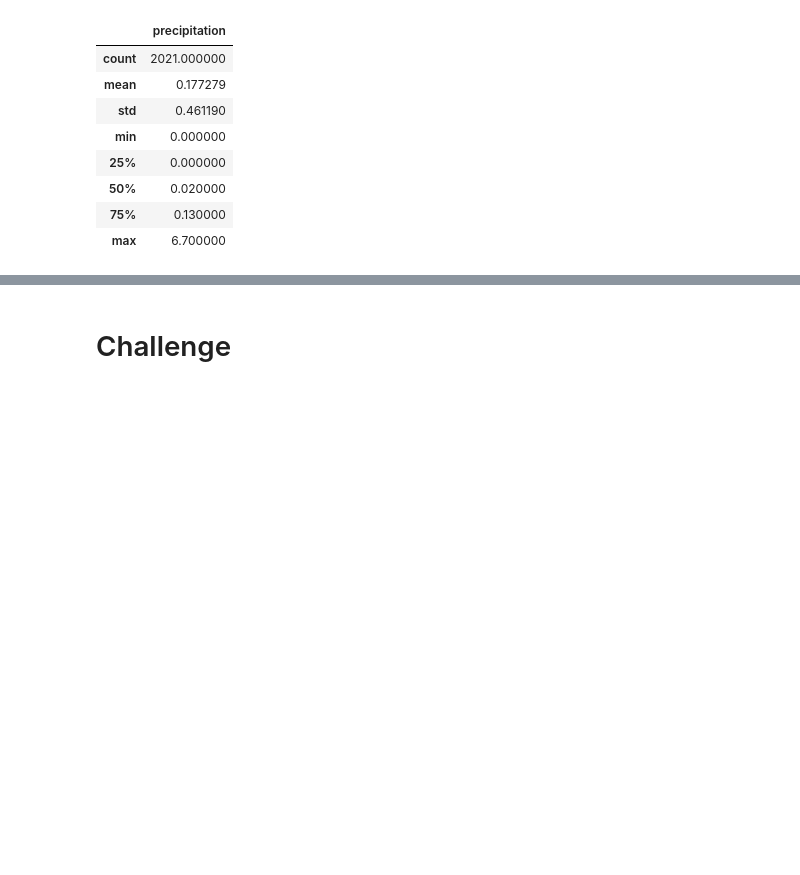
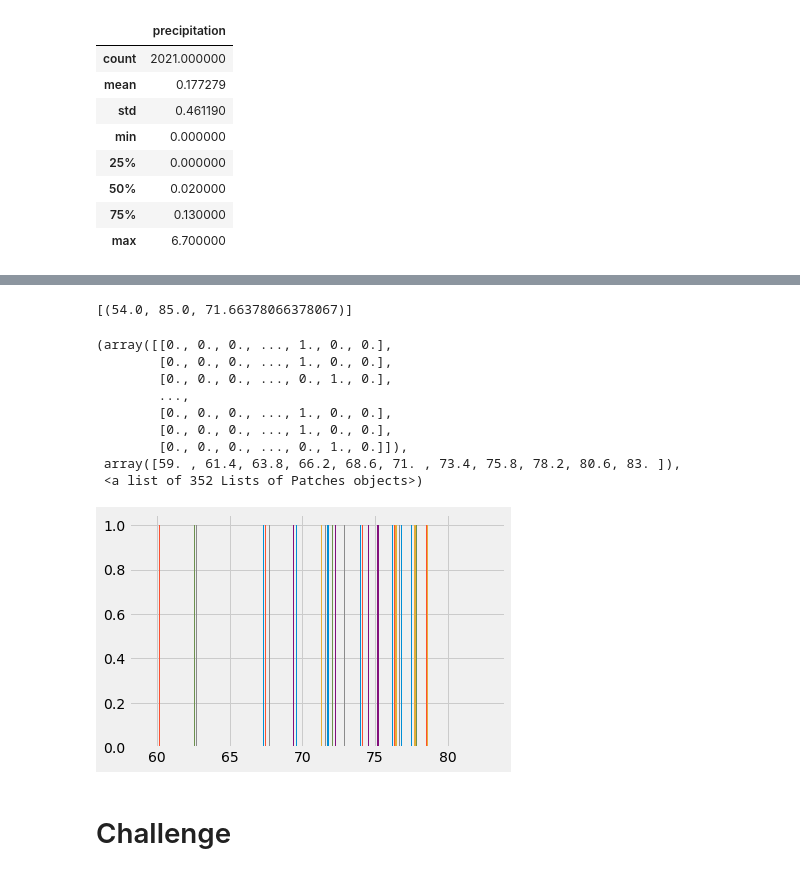
Before and after one commit to jasonatoledo/Python-SQL_surfs_up, a Jupyter notebook: climate_analysis.ipynb, the cells around one changed output, grey strips where cells are left out. Saved outputs shown, nothing was run; the diff lists cells and outputs as text; code cells hidden in the pictures; blank space fills up the shorter version.

```diff
--- a/climate_analysis.ipynb
+++ b/climate_analysis.ipynb
@@ -83,9 +98,28 @@ df.describe()
 # %%
 # Using the station id from the previous query, calculate the lowest temperature recorded,
 # highest temperature recorded, and average temperature most active station?
+session.query(func.min(Measurement.tobs), func.max(Measurement.tobs), func.avg(Measurement.tobs)).\
+filter(Measurement.station == 'USC00519281').all()
+# %% [output]
+[(54.0, 85.0, 71.66378066378067)]
 # %%
 # Choose the station with the highest number of temperature observations.
 # Query the last 12 months of temperature observation data for this station and plot the results as a histogram
+results = session.query(Measurement.tobs).filter(Measurement.station == 'USC00519281').\
+filter(Measurement.date >= prev_year).all()
+df_results = pd.DataFrame(results, columns=['tobs'])
+plt.hist(df_results)
+# %% [output]
+(array([[0., 0., 0., ..., 1., 0., 0.],
+        [0., 0., 0., ..., 1., 0., 0.],
+        [0., 0., 0., ..., 0., 1., 0.],
+        ...,
+        [0., 0., 0., ..., 1., 0., 0.],
+        [0., 0., 0., ..., 1., 0., 0.],
+        [0., 0., 0., ..., 0., 1., 0.]]),
+ array([59. , 61.4, 63.8, 66.2, 68.6, 71. , 73.4, 75.8, 78.2, 80.6, 83. ]),
+ <a list of 352 Lists of Patches objects>)
+[figure, added]
 # %%
 # Write a function called `calc_temps` that will accept start date and end date in the format '%Y-%m-%d'
 # and return the minimum, average, and maximum temperatures for that range of dates
```
Also changed, not shown: parts of 2 cells of this notebook.
